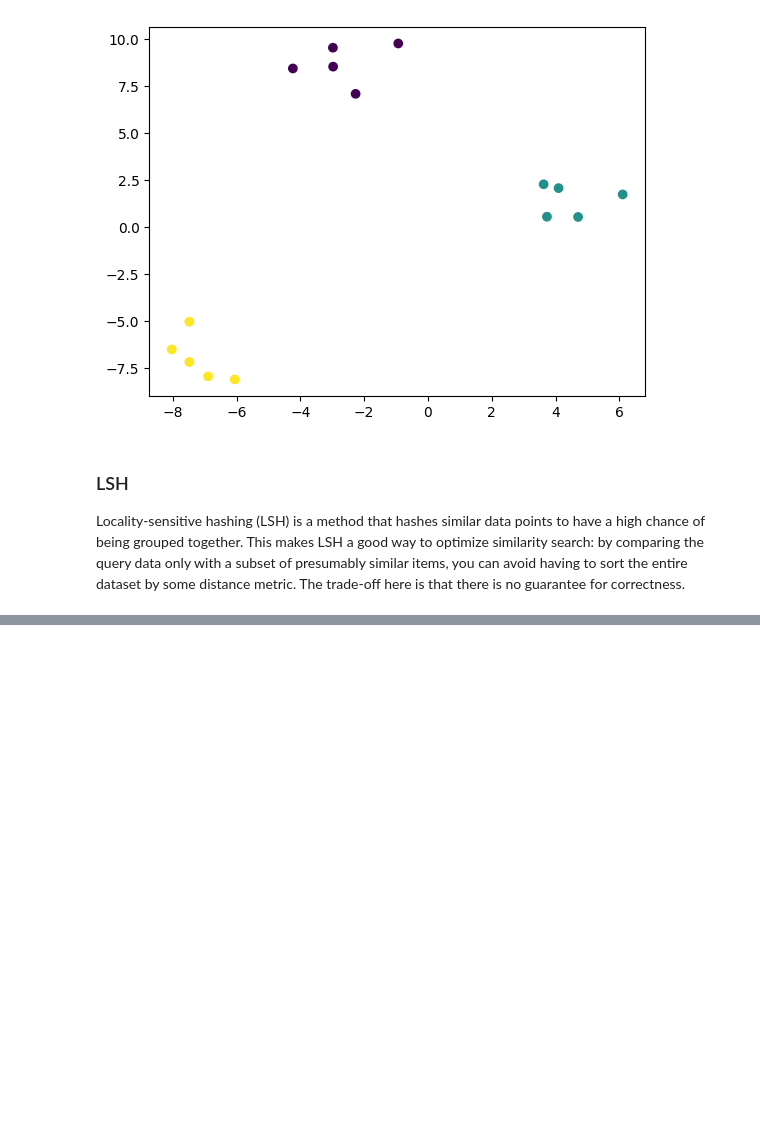
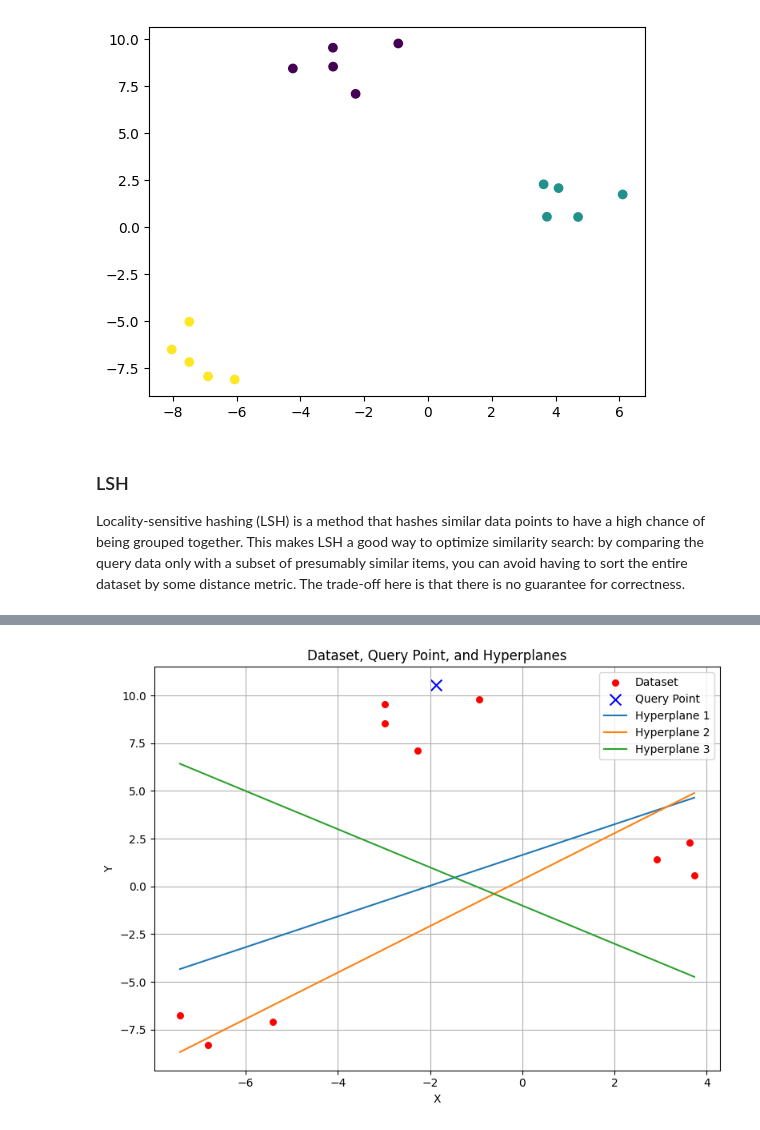
Before and after one commit to Reckadon/ES335-ML-Assignment-4, a Jupyter notebook: Task2-LSH.ipynb, the cells around one changed output, grey strips where cells are left out. Saved outputs shown, nothing was run; the diff lists cells and outputs as text; code cells hidden in the pictures; blank space fills up the shorter version.

```diff
--- a/Task2-LSH.ipynb
+++ b/Task2-LSH.ipynb
@@ -41,0 +198,43 @@ planes = generate_hyperplanes(n_features, 3)
+# %%
+# Set random seed for reproducibility
+np.random.seed(35)
+
+# Define the dataset
+dataset_2d, clusters = generate_data(10, 2, 3)
+query_point, cluster = make_blobs(n_samples=1, centers=1, n_features=2, random_state=42)
+
+# Number of hyperplanes
+P = 3
+
+# Random coefficients for the hyperplanes, with one extra row for intercept
+R = np.random.randn(3, P)
+R[:, 2] = 1  # Set the third column's third row to 1 to simplify plotting
+
+# Plotting the dataset and query point
+plt.figure(figsize=(8, 6))
+
+# Plot the dataset points
+plt.scatter(dataset_2d[:, 0], dataset_2d[:, 1], color="red", label="Dataset", s=30)
+
+# Plot the query point
+plt.scatter(query_point[0][0], query_point[0][1], color="blue", label="Query Point", marker='x', s=100)
+
+# Plot the hyperplanes
+x_range = np.array([dataset_2d[:, 0].min(), dataset_2d[:, 0].max()])  # x-axis range based on data
+for i in range(P):
+    # Calculate corresponding y-values for the hyperplane
+    x2 = (-R[0, i] - R[1, i] * x_range) / R[2, i]
+    plt.plot(x_range, x2, label=f'Hyperplane {i+1}')
+
+# Labels and title
+plt.xlabel('X')
+plt.ylabel('Y')
+plt.title('Dataset, Query Point, and Hyperplanes')
+plt.legend()
+
+# Show plot
+plt.grid(True)
+plt.tight_layout()
+plt.show()
+# %% [output]
+[figure, added]
```
Also changed, not shown: parts of 7 cells of this notebook.
